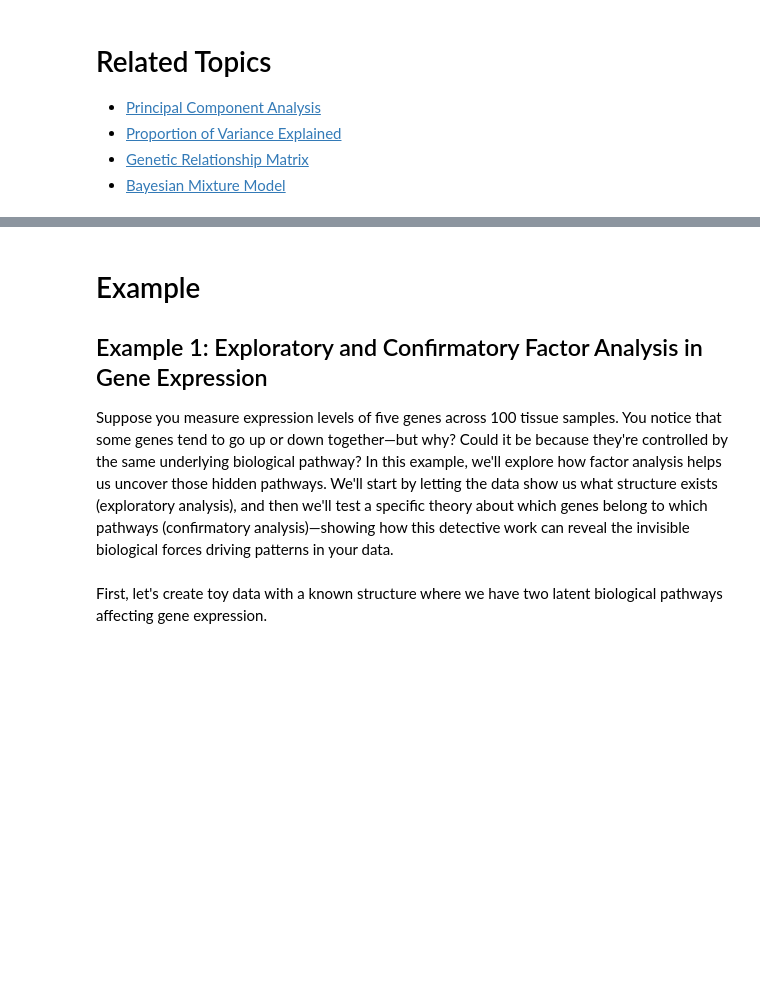
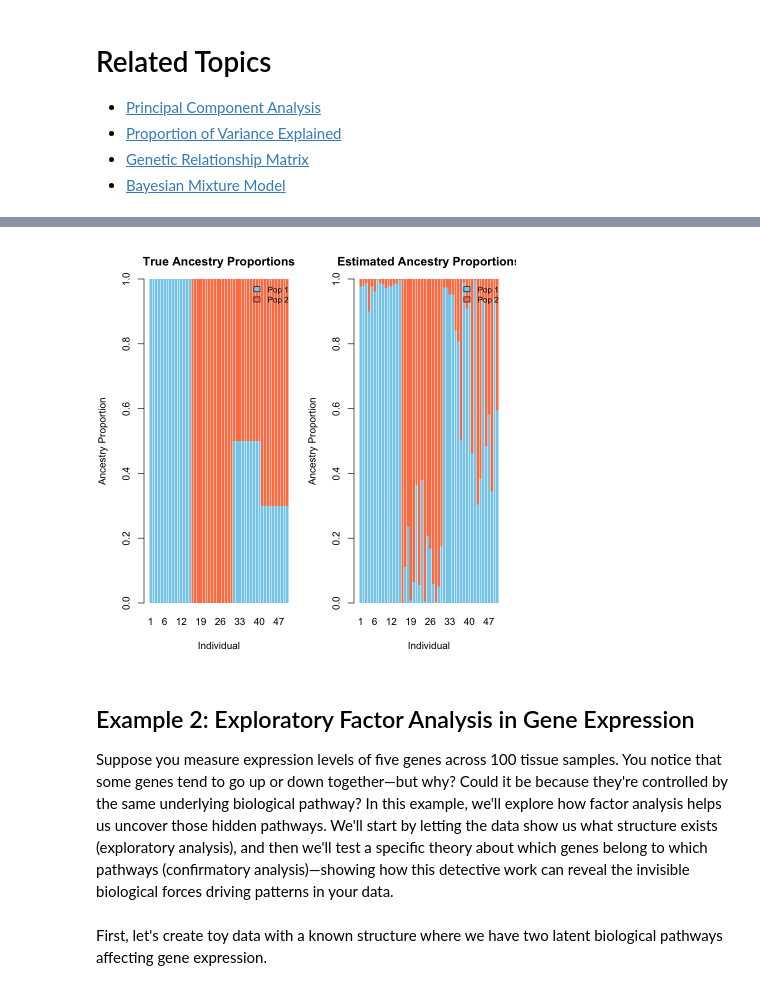
Before and after one commit to RuiDongDR/statgen-prerequisites, a Jupyter notebook: factor_analysis.ipynb, the cells around one changed output, grey strips where cells are left out. Drawn from its saved outputs; the diff is of its cells as text; code cells hidden in the pictures; blank space fills up the shorter version.

```diff
--- a/factor_analysis.ipynb
+++ b/factor_analysis.ipynb
@@ -100,0 +195,19 @@ The key difference is that EFA is **data-driven** (discover structure) while CFA
+# %%
+X_raw <- matrix(0, nrow = I, ncol = J)
+
+for (i in 1:I) {
+  for (j in 1:J) {
+    # Expected frequency = weighted average of population frequencies
+    p_ij <- sum(Q_true[i, ] * F_true[, j])
+
+    # Sample genotype (0, 1, or 2 copies)
+    X_raw[i, j] <- rbinom(1, size = 2, prob = p_ij)
+  }
+}
+
+# Add row and column names
+rownames(X_raw) <- paste0("Ind", 1:I)
+colnames(X_raw) <- paste0("SNP", 1:J)
+
+print("A few rows for the generated raw genotype matrix X_raw:")
+head(X_raw,3)
@@ -101,7 +353,38 @@ The key difference is that EFA is **data-driven** (discover structure) while CFA
+# %%
+# Create side-by-side visualization for two populations
+par(mfrow = c(1, 2), mar = c(5, 4, 3, 1))
+
+# Plot 1: True ancestry
+barplot(t(Q_true),
+        col = c("skyblue", "coral"),
+        border = NA,
+        main = "True Ancestry Proportions",
+        xlab = "Individual",
+        ylab = "Ancestry Proportion",
+        ylim = c(0, 1),
+        names.arg = 1:I)
+legend("topright",
+       legend = c("Pop 1", "Pop 2"),
+       fill = c("skyblue", "coral"),
+       bty = "n", cex = 0.8)
+
+# Plot 2: Estimated ancestry
+barplot(t(Q_est_aligned),
+        col = c("skyblue", "coral"),
+        border = NA,
+        main = "Estimated Ancestry Proportions",
+        xlab = "Individual",
+        ylab = "Ancestry Proportion",
+        ylim = c(0, 1),
+        names.arg = 1:I)
+legend("topright",
+       legend = c("Pop 1", "Pop 2"),
+       fill = c("skyblue", "coral"),
+       bty = "n", cex = 0.8)
+# %% [output]
+[figure, added]
 # %% [markdown]
-# Example
-
-## Example 1: Exploratory and Confirmatory Factor Analysis in Gene Expression
+## Example 2: Exploratory Factor Analysis in Gene Expression
 
 Suppose you measure expression levels of five genes across 100 tissue samples. You notice that some genes tend to go up or down together—but why? Could it be because they're controlled by the same underlying biological pathway? In this example, we'll explore how factor analysis helps us uncover those hidden pathways. We'll start by letting the data show us what structure exists (exploratory analysis), and then we'll test a specific theory about which genes belong to which pathways (confirmatory analysis)—showing how this detective work can reveal the invisible biological forces driving patterns in your data.
 # %% [markdown]
```
Also changed, not shown: parts of 54 cells of this notebook, 3 other files.
